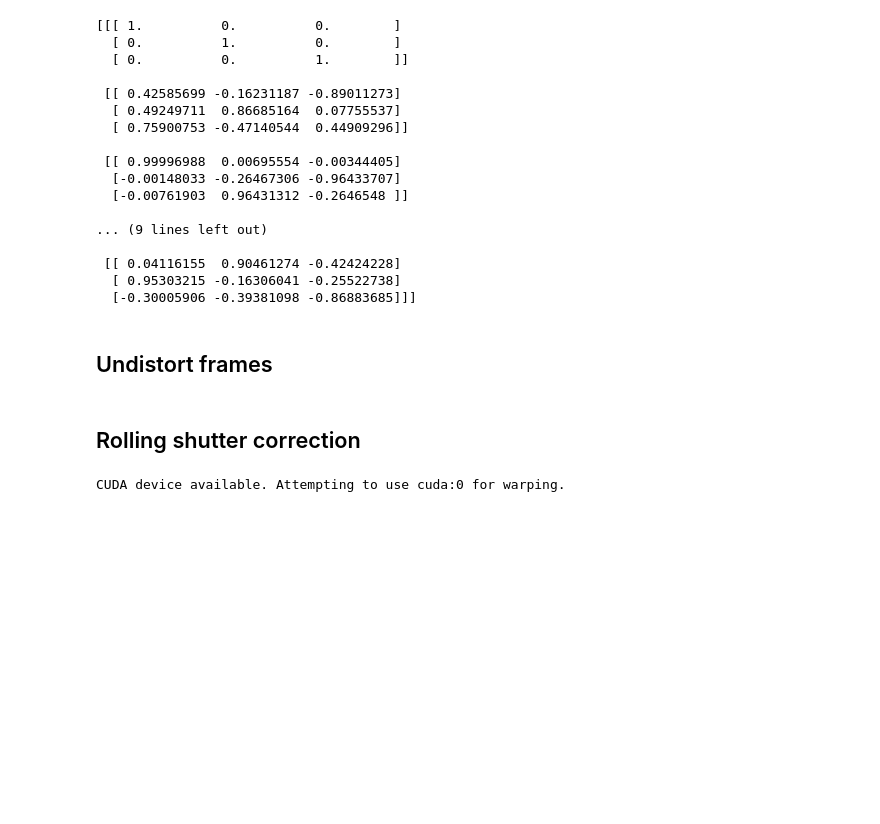
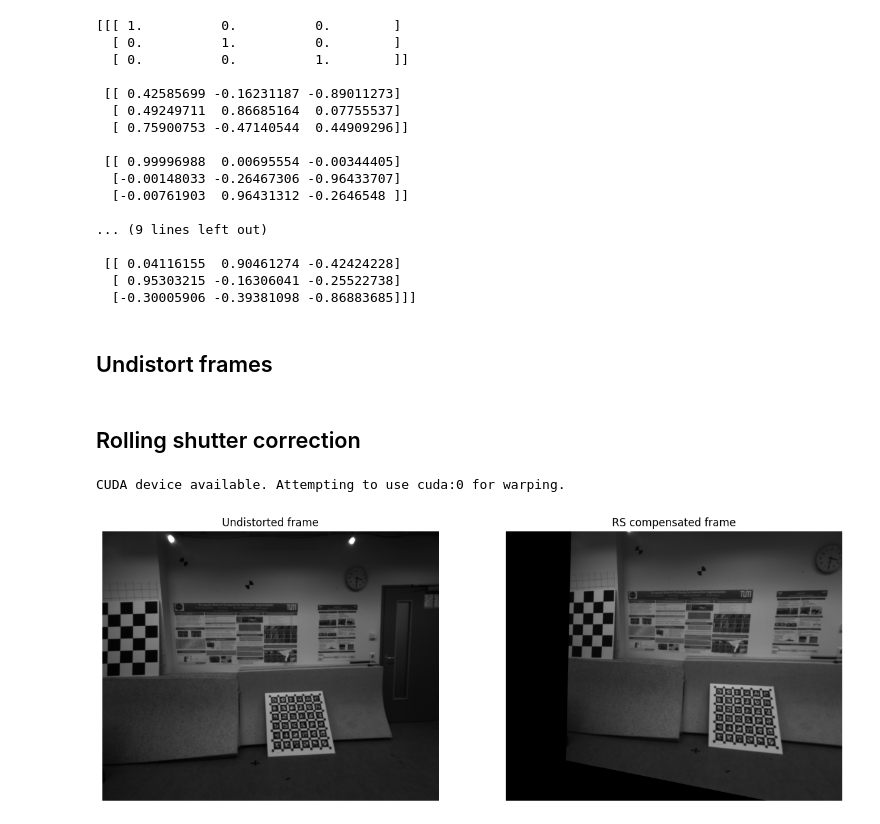
Before and after one commit to annastasyshyn/cv-homework-2, a Jupyter notebook: homework2.ipynb, the cells around one changed output. Drawn from its saved outputs; the diff is of its cells as text; code cells hidden in the pictures; blank space fills up the shorter version.

```diff
--- a/homework2.ipynb
+++ b/homework2.ipynb
@@ -237,13 +237,13 @@ def compensate_rs(frame, rotations_cam_all, rotations_prime_cam_all, K, fps, ts,
 
     for row_idx in range(vert_splits + 1):
         y = row_idx * h / vert_splits
-        t_row = t_i + ts * (y / h - 0.5)
+        t_row = t_i + ts * (1 - y / h)
 
         idx = np.searchsorted(gyro_timestamps_sec, t_row)
         idx = np.clip(idx, 0, len(rotations_cam_all) - 1)
         R_t_row = rotations_cam_all[idx]
 
-        W = K @ R_prime_ti.T @ R_t_row @ np.linalg.inv(K)
+        W = K @ R_prime_ti @ R_t_row.T @ np.linalg.inv(K)
         start_idx = row_idx * verts_per_row
         end_idx = start_idx + verts_per_row
 
@@ -271,3 +271,19 @@ for i, frame in enumerate(tqdm(undistorted_frames)):
     )
     compensated_frames.append(compensated_frame)
 frames_to_video(compensated_frames, RS_REMOVED_VIDEONAME, FPS)
+# %%
+und = undistorted_frames[0]
+comp = compensated_frames[0]
+
+plt.figure(figsize=(15,10))
+plt.subplot(1,2,1)
+plt.title("Undistorted frame")
+plt.imshow(und, cmap='gray')
+plt.axis('off')
+plt.subplot(1,2,2)
+plt.title("RS compensated frame")
+plt.imshow(comp, cmap='gray')
+plt.axis('off')
+plt.show()
+# %% [output]
+[figure, added]
```
Also changed, not shown: parts of 1 cell of this notebook.
